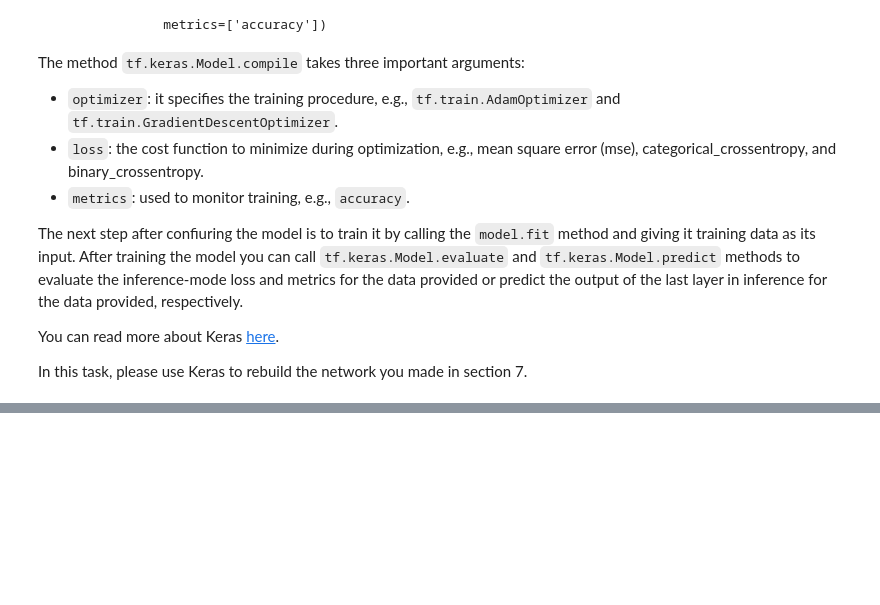
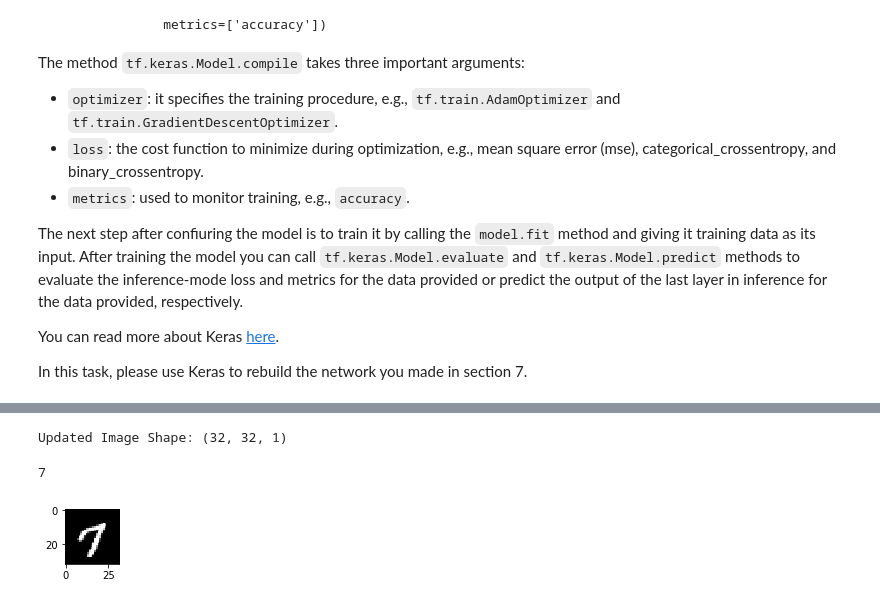
Before and after one commit to EWouters/Large-Scale-Machine-Learning-and-Deep-Learning---ID-2223, a Jupyter notebook: Lab/lab2/tensorflow_lab.ipynb, the cells around one changed output, grey strips where cells are left out. Saved outputs shown, nothing was run; the diff lists cells and outputs as text; code cells hidden in the pictures; blank space fills up the shorter version.

```diff
--- a/Lab/lab2/tensorflow_lab.ipynb
+++ b/Lab/lab2/tensorflow_lab.ipynb
@@ -1242,3 +1203,25 @@ There are a few extra details to be noted:
 
 # to reset the Tensorflow default graph
 reset_graph()
+# %%
+from tensorflow.examples.tutorials.mnist import input_data
+
+mnist = input_data.read_data_sets("MNIST_data/", reshape=False)
+X_train, y_train           = mnist.train.images, mnist.train.labels
+X_validation, y_validation = mnist.validation.images, mnist.validation.labels
+X_test, y_test             = mnist.test.images, mnist.test.labels
+
+assert(len(X_train) == len(y_train))
+assert(len(X_validation) == len(y_validation))
+assert(len(X_test) == len(y_test))
+
+print()
+print("Image Shape: {}".format(X_train[0].shape))
+print()
+print("Training Set:   {} samples".format(len(X_train)))
+print("Validation Set: {} samples".format(len(X_validation)))
+print("Test Set:       {} samples".format(len(X_test)))
+
+X_train, y_train           = mnist.train.images, mnist.train.labels
+X_validation, y_validation = mnist.validation.images, mnist.validation.labels
+X_test, y_test             = mnist.test.images, mnist.test.labels
@@ -1244,0 +1239,26 @@ reset_graph()
+# %%
+import numpy as np
+
+# Pad images with 0s
+X_train      = np.pad(X_train, ((0,0),(2,2),(2,2),(0,0)), 'constant')
+X_validation = np.pad(X_validation, ((0,0),(2,2),(2,2),(0,0)), 'constant')
+X_test       = np.pad(X_test, ((0,0),(2,2),(2,2),(0,0)), 'constant')
+
+print("Updated Image Shape: {}".format(X_train[0].shape))
+# %% [output]
+Updated Image Shape: (32, 32, 1)
+# %%
+import random
+import numpy as np
+import matplotlib.pyplot as plt
+%matplotlib inline
+
+index = random.randint(0, len(X_train))
+image = X_train[index].squeeze()
+
+plt.figure(figsize=(1,1))
+plt.imshow(image, cmap="gray")
+print(y_train[index])
+# %% [output]
+7
+[figure, added]
```
Also changed, not shown: parts of 34 cells of this notebook, 3 other files.
